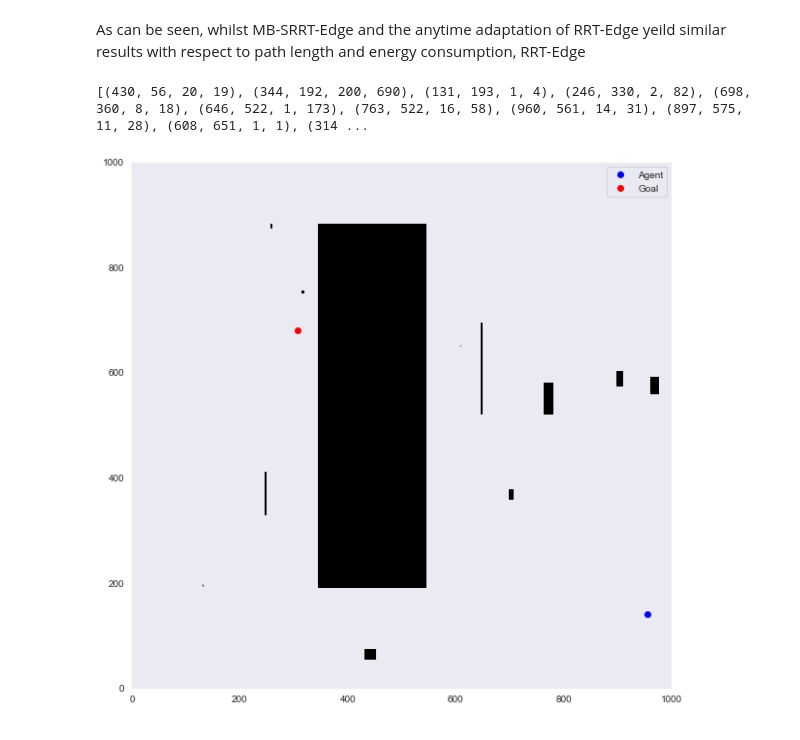
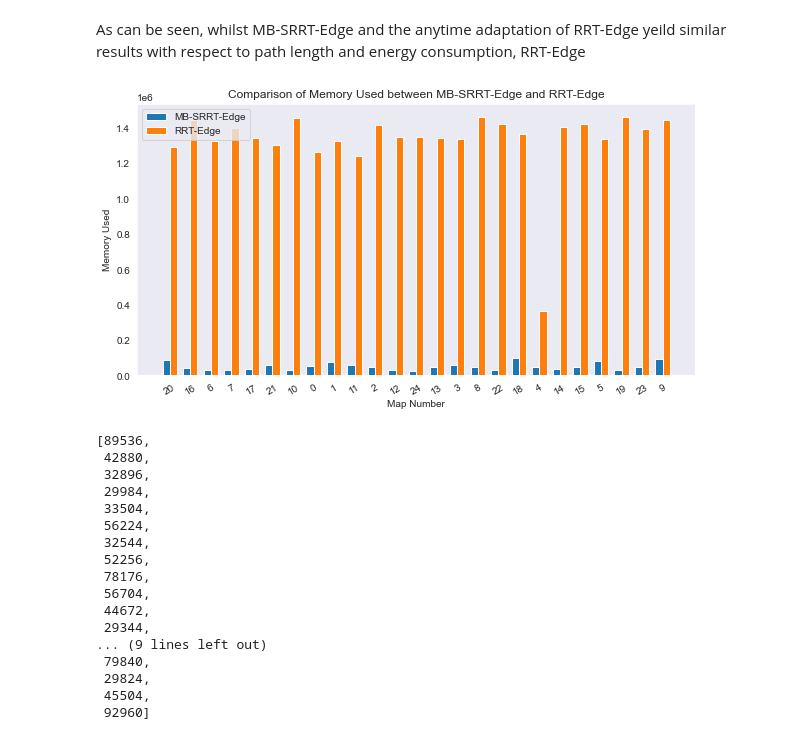
Before and after one commit to cameronstackhouse/PathPlanning, a Jupyter notebook: src/Evaluation/analysis.ipynb, the cells around one changed output. Cells and saved outputs as stored; diff of their text form; code cells hidden in the pictures.

```diff
--- a/src/Evaluation/analysis.ipynb
+++ b/src/Evaluation/analysis.ipynb
@@ -151,5 +96,24 @@ with open("Maps/2D/block_map_25/19.json") as json_data:
-# %%
-display_dense_map(data)
-# %% [output]
-[(430, 56, 20, 19), (344, 192, 200, 690), (131, 193, 1, 4), (246, 330, 2, 82), (698, 360, 8, 18), (646, 522, 1, 173), (763, 522, 16, 58), (960, 561, 14, 31), (897, 575, 11, 28), (608, 651, 1, 1), (314 ...
-[figure, removed]
+# %%
+plot_comparison_barchart("MB-SRRT-Edge", "RRT-Edge", "Memory Used")
+# %% [output]
+[figure, added]
+# %%
+data[1]["Memory Used"]
+# %% [output]
+[89536,
+ 42880,
+ 32896,
+ 29984,
+ 33504,
+ 56224,
+ 32544,
+ 52256,
+ 78176,
+ 56704,
+ 44672,
+ 29344,
+... (9 lines left out)
+ 79840,
+ 29824,
+ 45504,
+ 92960]
```
Also changed, not shown: parts of 8 cells of this notebook, 11 other files.
